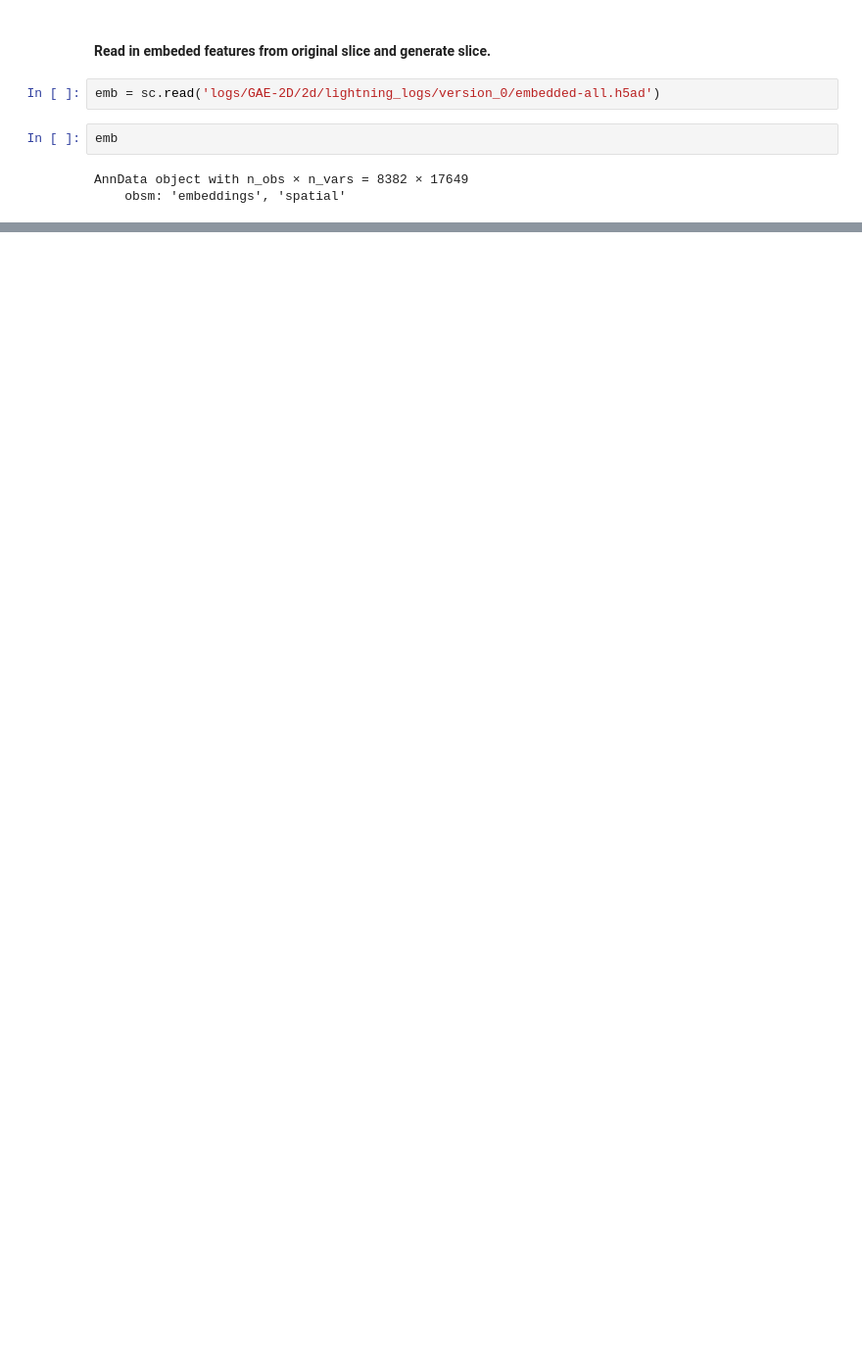
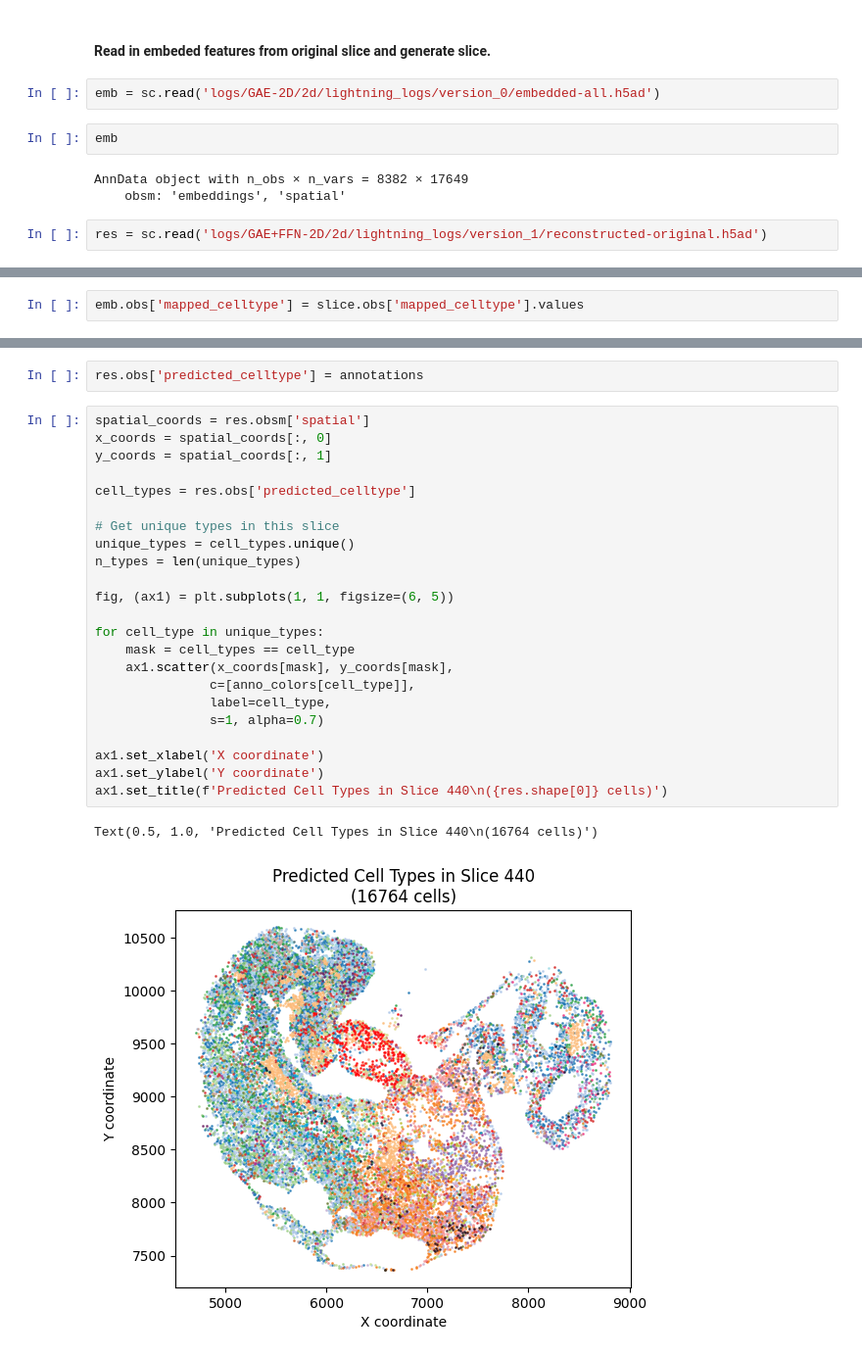
Before and after one commit to lanshui98/UniST-tutorial, a Jupyter notebook: docs/source/cell_annotation.ipynb, the cells around one changed output, grey strips where cells are left out. Shown at 98% size. Drawn from its saved outputs; the diff is of its cells as text; blank space fills up the shorter version.

```diff
--- a/docs/source/cell_annotation.ipynb
+++ b/docs/source/cell_annotation.ipynb
@@ -201,3 +274,5 @@ emb
 # %% [output]
 AnnData object with n_obs × n_vars = 8382 × 17649
     obsm: 'embeddings', 'spatial'
+# %%
+res = sc.read('logs/GAE+FFN-2D/2d/lightning_logs/version_1/reconstructed-original.h5ad')
@@ -203,0 +286,2 @@ AnnData object with n_obs × n_vars = 8382 × 17649
+# %%
+emb.obs['mapped_celltype'] = slice.obs['mapped_celltype'].values
@@ -203,0 +309,28 @@ AnnData object with n_obs × n_vars = 8382 × 17649
+# %%
+res.obs['predicted_celltype'] = annotations
+# %%
+spatial_coords = res.obsm['spatial']
+x_coords = spatial_coords[:, 0]
+y_coords = spatial_coords[:, 1]
+
+cell_types = res.obs['predicted_celltype']
+
+# Get unique types in this slice
+unique_types = cell_types.unique()
+n_types = len(unique_types)
+
+fig, (ax1) = plt.subplots(1, 1, figsize=(6, 5))
+
+for cell_type in unique_types:
+    mask = cell_types == cell_type
+    ax1.scatter(x_coords[mask], y_coords[mask],
+               c=[anno_colors[cell_type]],
+               label=cell_type,
+               s=1, alpha=0.7)
+
+ax1.set_xlabel('X coordinate')
+ax1.set_ylabel('Y coordinate')
+ax1.set_title(f'Predicted Cell Types in Slice 440\n({res.shape[0]} cells)')
+# %% [output]
+Text(0.5, 1.0, 'Predicted Cell Types in Slice 440\n(16764 cells)')
+[figure, added]
```
Also changed, not shown: parts of 26 cells of this notebook.
